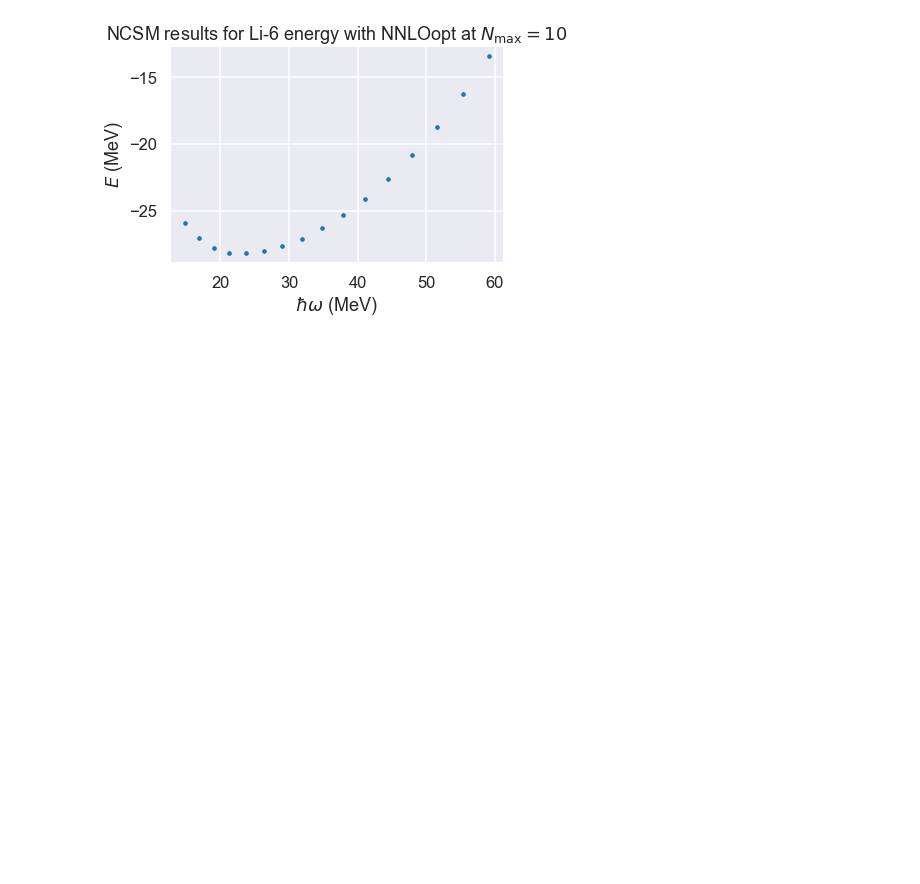
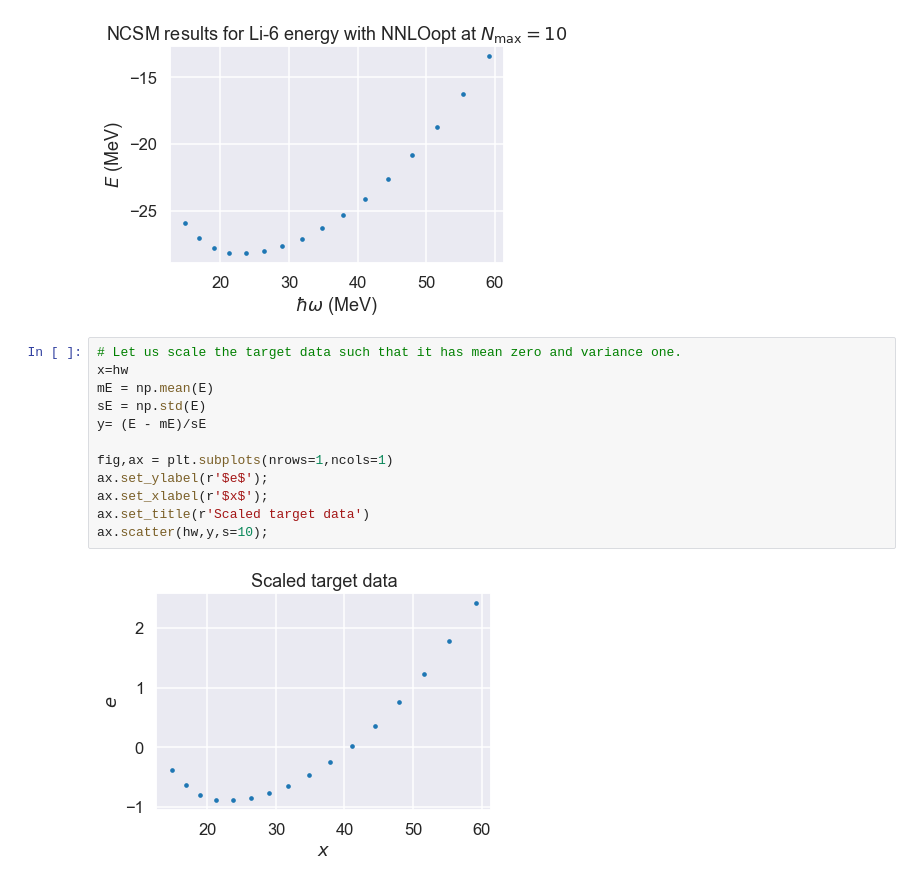
Before and after one commit to physics-chalmers/tif285, a Jupyter notebook: doc/LectureNotes/content/MachineLearning/GP/demo-GaussianProcesses.ipynb, the cells around one changed output. Drawn from its saved outputs; the diff is of its cells as text; blank space fills up the shorter version.

```diff
--- a/doc/LectureNotes/content/MachineLearning/GP/demo-GaussianProcesses.ipynb
+++ b/doc/LectureNotes/content/MachineLearning/GP/demo-GaussianProcesses.ipynb
@@ -321,3 +324,17 @@ ax.set_title(r'NCSM results for Li-6 energy with NNLOopt at $N_\mathrm{max}=10$'
 ax.scatter(hw,E,s=10);
 # %% [output]
 [figure]
+# %%
+# Let us scale the target data such that it has mean zero and variance one.
+x=hw
+mE = np.mean(E)
+sE = np.std(E)
+y= (E - mE)/sE
+
+fig,ax = plt.subplots(nrows=1,ncols=1)
+ax.set_ylabel(r'$e$');
+ax.set_xlabel(r'$x$');
+ax.set_title(r'Scaled target data')
+ax.scatter(hw,y,s=10);
+# %% [output]
+[figure, added]
```
Also changed, not shown: parts of 8 cells of this notebook, 21 other files.
